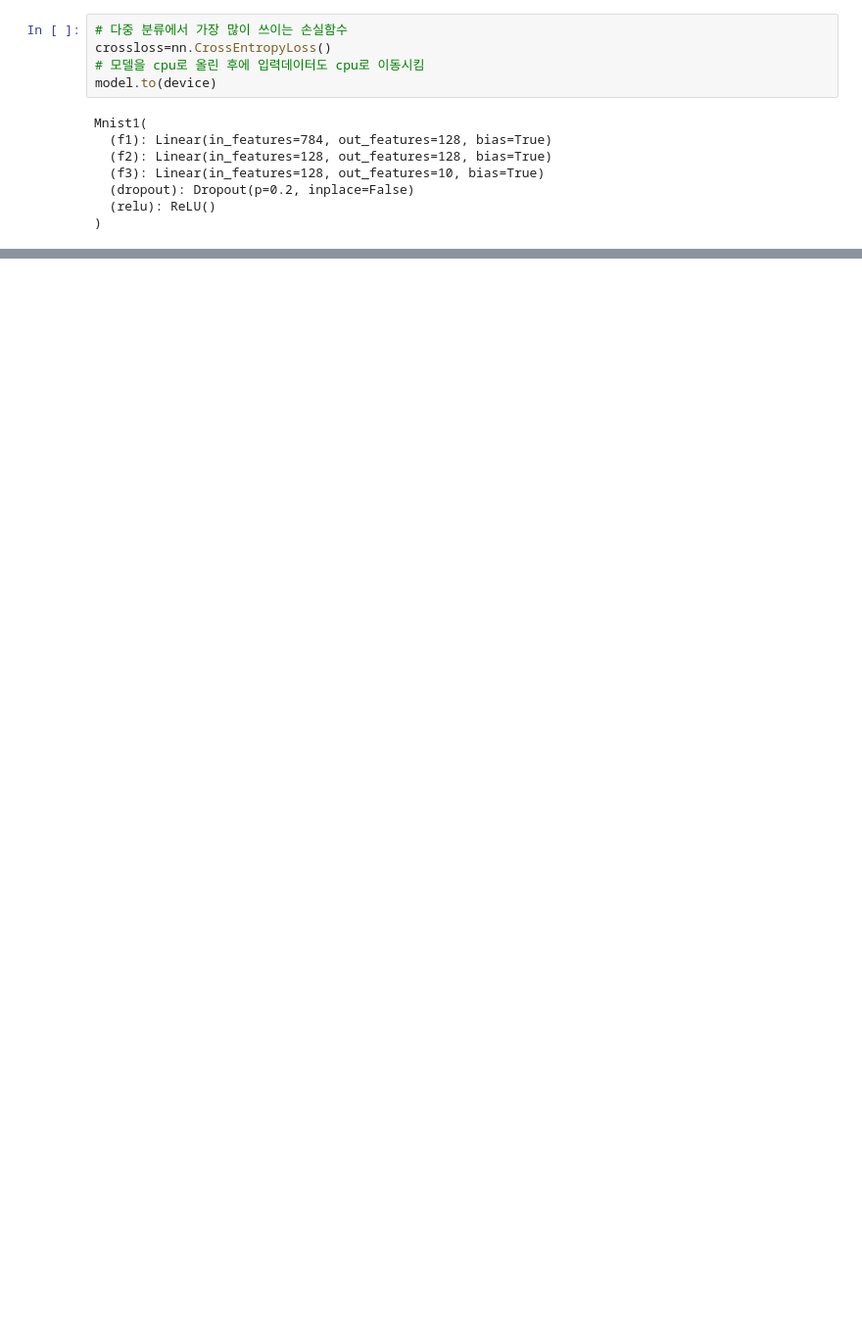
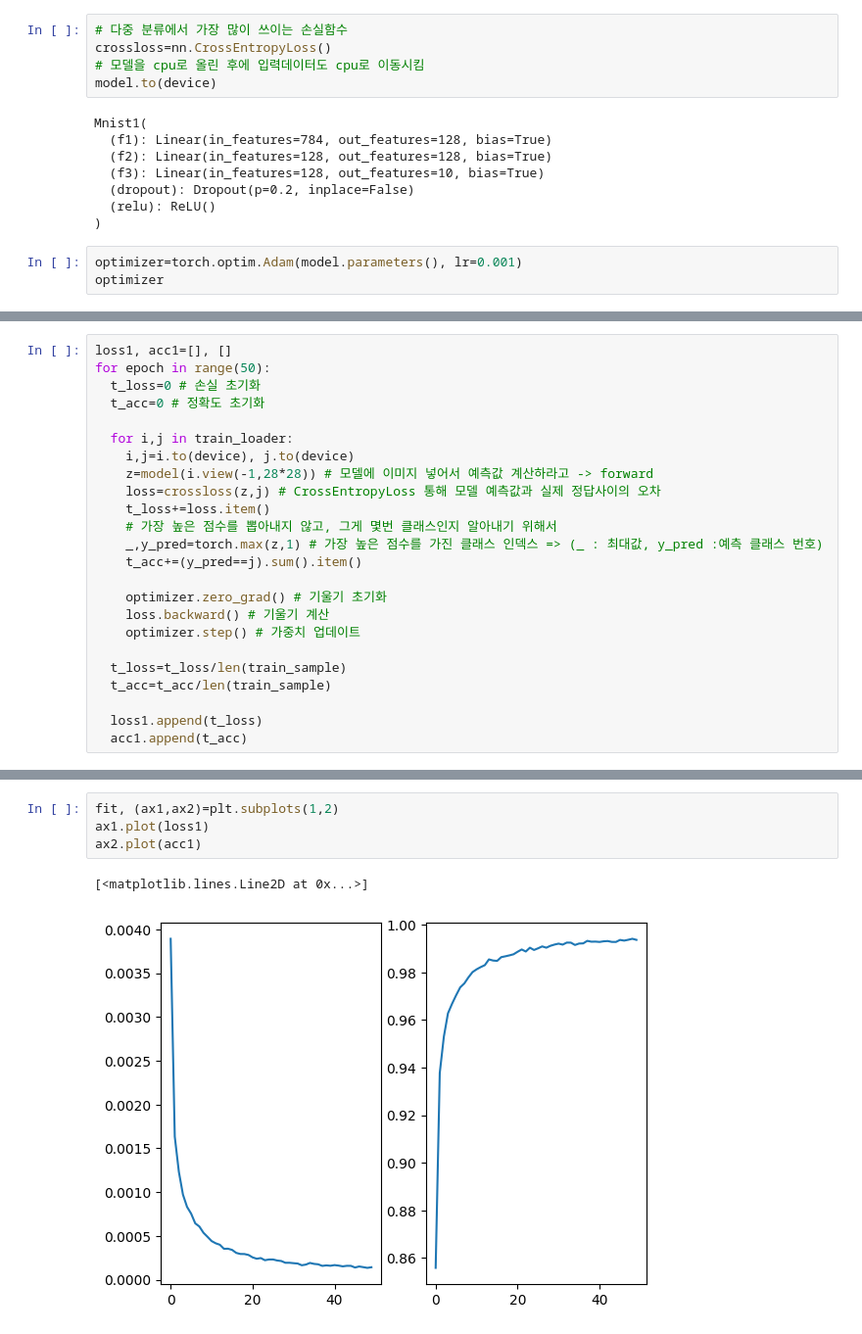
Before and after one commit to kjfcvx12/Colab, a Jupyter notebook: 20260417 01.ipynb, the cells around one changed output, grey strips where cells are left out. Shown at 98% size. Saved outputs shown, nothing was run; the diff lists cells and outputs as text; blank space fills up the shorter version.

```diff
--- a/20260417 01.ipynb
+++ b/20260417 01.ipynb
@@ -168,3 +168,6 @@ Mnist1(
   (dropout): Dropout(p=0.2, inplace=False)
   (relu): ReLU()
 )
+# %%
+optimizer=torch.optim.Adam(model.parameters(), lr=0.001)
+optimizer
@@ -170,0 +189,24 @@ Mnist1(
+# %%
+loss1, acc1=[], []
+for epoch in range(50):
+  t_loss=0 # 손실 초기화
+  t_acc=0 # 정확도 초기화
+
+  for i,j in train_loader:
+    i,j=i.to(device), j.to(device)
+    z=model(i.view(-1,28*28)) # 모델에 이미지 넣어서 예측값 계산하라고 -> forward
+    loss=crossloss(z,j) # CrossEntropyLoss 통해 모델 예측값과 실제 정답사이의 오차
+    t_loss+=loss.item()
+    # 가장 높은 점수를 뽑아내지 않고, 그게 몇번 클래스인지 알아내기 위해서
+    _,y_pred=torch.max(z,1) # 가장 높은 점수를 가진 클래스 인덱스 => (_ : 최대값, y_pred :예측 클래스 번호)
+    t_acc+=(y_pred==j).sum().item()
+
+    optimizer.zero_grad() # 기울기 초기화
+    loss.backward() # 기울기 계산
+    optimizer.step() # 가중치 업데이트
+
+  t_loss=t_loss/len(train_sample)
+  t_acc=t_acc/len(train_sample)
+
+  loss1.append(t_loss)
+  acc1.append(t_acc)
@@ -170,0 +219,7 @@ Mnist1(
+# %%
+fit, (ax1,ax2)=plt.subplots(1,2)
+ax1.plot(loss1)
+ax2.plot(acc1)
+# %% [output]
+[<matplotlib.lines.Line2D at 0x...>]
+[figure, added]
```
Also changed, not shown: parts of 6 cells of this notebook.
